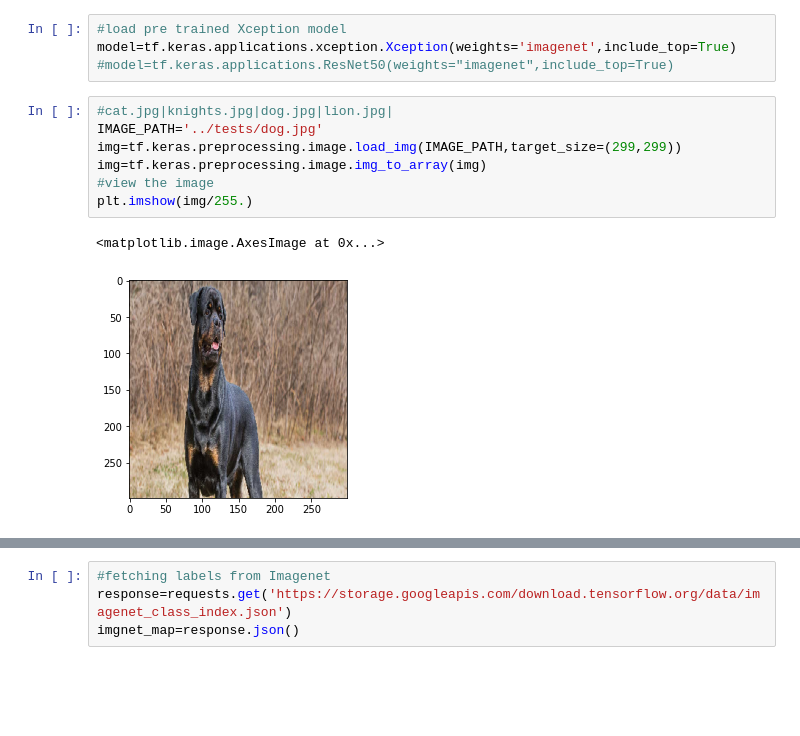
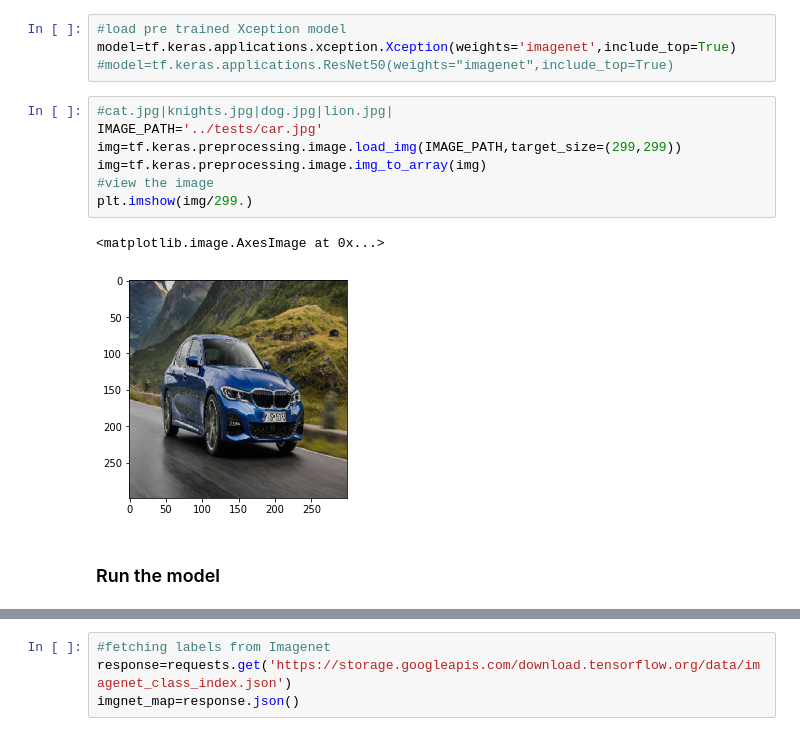
Before and after one commit to wesreisz/image_classification, a Jupyter notebook: notebook/Image Recognition Xception.ipynb, the cells around one changed output, grey strips where cells are left out. Drawn from its saved outputs; the diff is of its cells as text; blank space fills up the shorter version.

```diff
--- a/notebook/Image Recognition Xception.ipynb
+++ b/notebook/Image Recognition Xception.ipynb
@@ -18,11 +18,13 @@ model=tf.keras.applications.xception.Xception(weights='imagenet',include_top=Tru
 #model=tf.keras.applications.ResNet50(weights="imagenet",include_top=True)
 # %%
 #cat.jpg|knights.jpg|dog.jpg|lion.jpg|
-IMAGE_PATH='../tests/dog.jpg'
+IMAGE_PATH='../tests/car.jpg'
 img=tf.keras.preprocessing.image.load_img(IMAGE_PATH,target_size=(299,299))
 img=tf.keras.preprocessing.image.img_to_array(img)
 #view the image
-plt.imshow(img/255.)
+plt.imshow(img/299.)
 # %% [output]
 <matplotlib.image.AxesImage at 0x...>
-[figure, old version]
+[figure, new version]
+# %% [markdown]
+### Run the model
```
Also changed, not shown: parts of 6 cells of this notebook, 11 other files.
